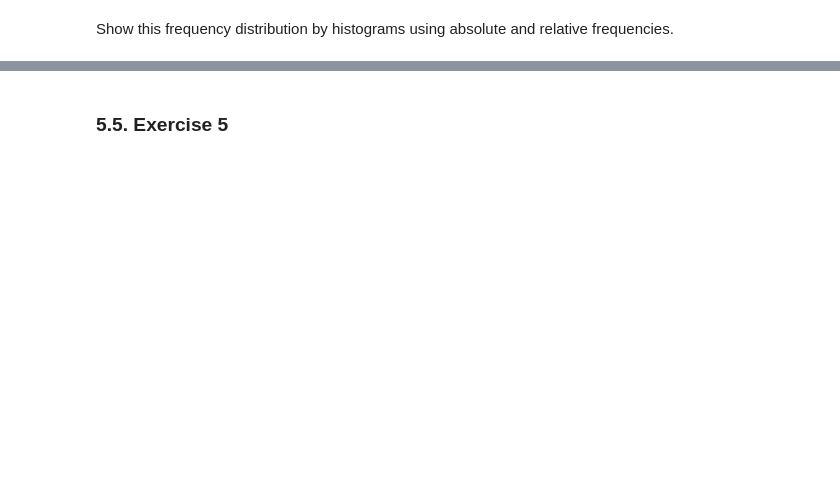
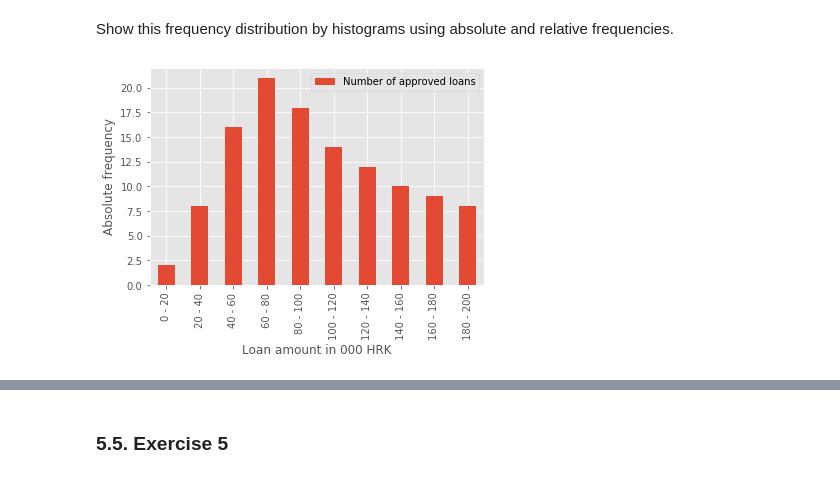
Before and after one commit to MySlav/Introduction_to_DS_Homework, a Jupyter notebook: Introduction_to_DS_Homework_Spajic.ipynb, the cells around one changed output, grey strips where cells are left out. Drawn from its saved outputs; the diff is of its cells as text; code cells hidden in the pictures; blank space fills up the shorter version.

```diff
--- a/Introduction_to_DS_Homework_Spajic.ipynb
+++ b/Introduction_to_DS_Homework_Spajic.ipynb
@@ -668,0 +663,6 @@ Show this frequency distribution by histograms using absolute and relative frequ
+# %%
+table[:-1].plot(x='Loan amount in 000 HRK', y='Number of approved loans', kind='bar')
+plt.ylabel("Absolute frequency")
+plt.show()
+# %% [output]
+[figure, added]
```
Also changed, not shown: parts of 17 cells of this notebook, 3 other files.
